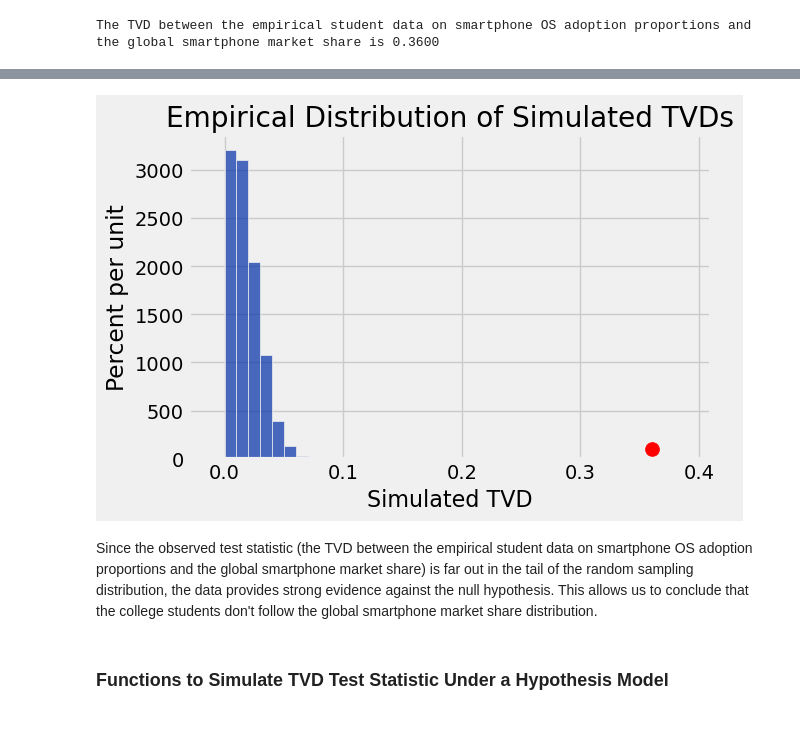
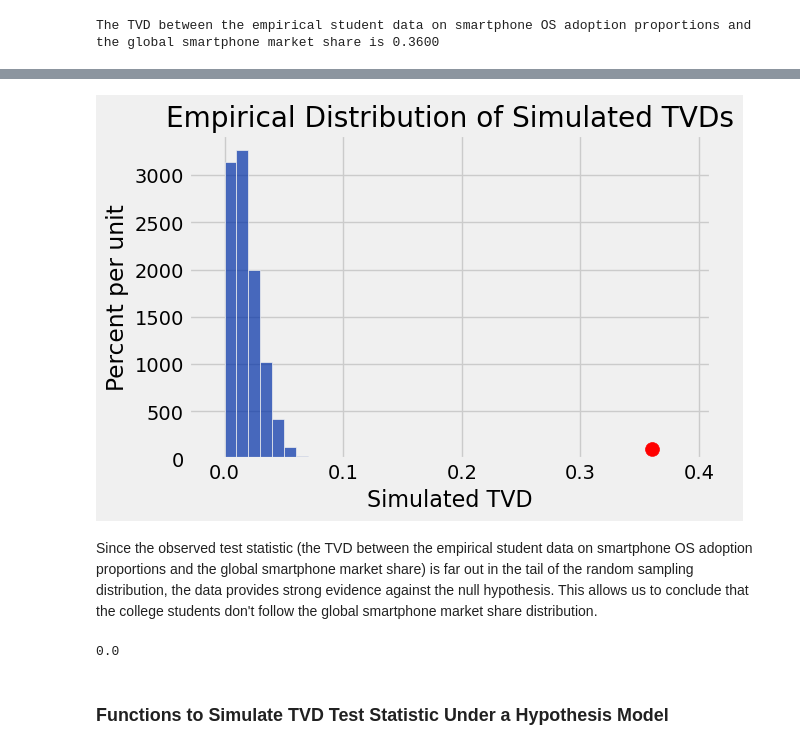
Before and after one commit to SRJC-Data-Science/materials-sp22, a Jupyter notebook: SRJC/lecture_note/lecture_17_18_19/hypothesis_testing-pw.ipynb, the cells around one changed output, grey strips where cells are left out. Saved outputs shown, nothing was run; the diff lists cells and outputs as text; code cells hidden in the pictures.

```diff
--- a/SRJC/lecture_note/lecture_17_18_19/hypothesis_testing-pw.ipynb
+++ b/SRJC/lecture_note/lecture_17_18_19/hypothesis_testing-pw.ipynb
@@ -290,12 +307,12 @@ tvd(sample_proportions_distribution, fair_die_proportions)
 # simulate the test statistic TVDs under the nully hypothesis
 #  (tvd between the distributions in the random sample and the fair die)
 
-results = make_array()
+simulated_tvds_results = make_array()
 repeats = 10000
 for i in np.arange(repeats):
     sample_proportions_distribution = sample_proportions(120, fair_die_proportions)
     test_statistic_tvd = tvd(sample_proportions_distribution, fair_die_proportions)
-    results = np.append(results, test_statistic_tvd)
+    simulated_tvds_results = np.append(simulated_tvds_results, test_statistic_tvd)
 
-(results.max(), results.min())
+(simulated_tvds_results.max(), simulated_tvds_results.min())
 # %% [output]
@@ -357,7 +381,7 @@ the global smartphone market share is 0.3600
 # %%
 # simulate the test statistic TVDs under the nully hypothesis
 #   (tvd between the distributions in the random sample and the global smartphone market share)
-simulated_tvds = make_array()
+simulated_tvds_results = make_array()
 # 500 students were interviewed
 sample_size = 500
 repeats = 10000
@@ -367,8 +391,8 @@ for i in np.arange(repeats):
     sample_proportions_distribution = sample_proportions(sample_size, global_OS_proportions)
     # compute the TVD between the distribution in the random sample and the global smartphone market share
     test_statistic_tvd = tvd(sample_proportions_distribution, global_OS_proportions)
-    simulated_tvds = np.append(simulated_tvds, test_statistic_tvd)
+    simulated_tvds_results = np.append(simulated_tvds_results, test_statistic_tvd)
 
 # check the max and min
-(simulated_tvds.max(), simulated_tvds.min())
+(simulated_tvds_results.max(), simulated_tvds_results.min())
 # %% [output]
@@ -376,13 +400,20 @@ for i in np.arange(repeats):
 # %%
-Table().with_column('Simulated TVD', simulated_tvds).hist(bins=np.arange(-0.01, 0.4, 0.01))
+Table().with_column('Simulated TVD', simulated_tvds_results).hist(bins=np.arange(-0.01, 0.4, 0.01))
 
 plots.scatter(0.36, 1, color='red', s=100)
 plots.title("Empirical Distribution of Simulated TVDs")
 plots.show()
 # %% [output]
-[figure, old version]
+[figure, new version]
 # %% [markdown]
 Since the observed test statistic (the TVD between the empirical student data on smartphone OS adoption proportions and the global smartphone market share) is far out in the tail of the random sampling distribution, the data provides strong evidence against the null hypothesis. This allows us to conclude that the college students don't follow the global smartphone market share distribution.
+# %%
+# p-value >= 0.05 support null hypothesis that is the assumption of random sampling
+# p-value < 0.05, the data provides strong evidence against the null hypothesis
+p_value = np.count_nonzero(simulated_tvds_results >= observed_tvd_value) / repeats
+p_value
+# %% [output]
+0.0
 # %% [markdown]
 ### Functions to Simulate TVD Test Statistic Under a Hypothesis Model
 # %%
```
Also changed, not shown: parts of 18 cells of this notebook.
